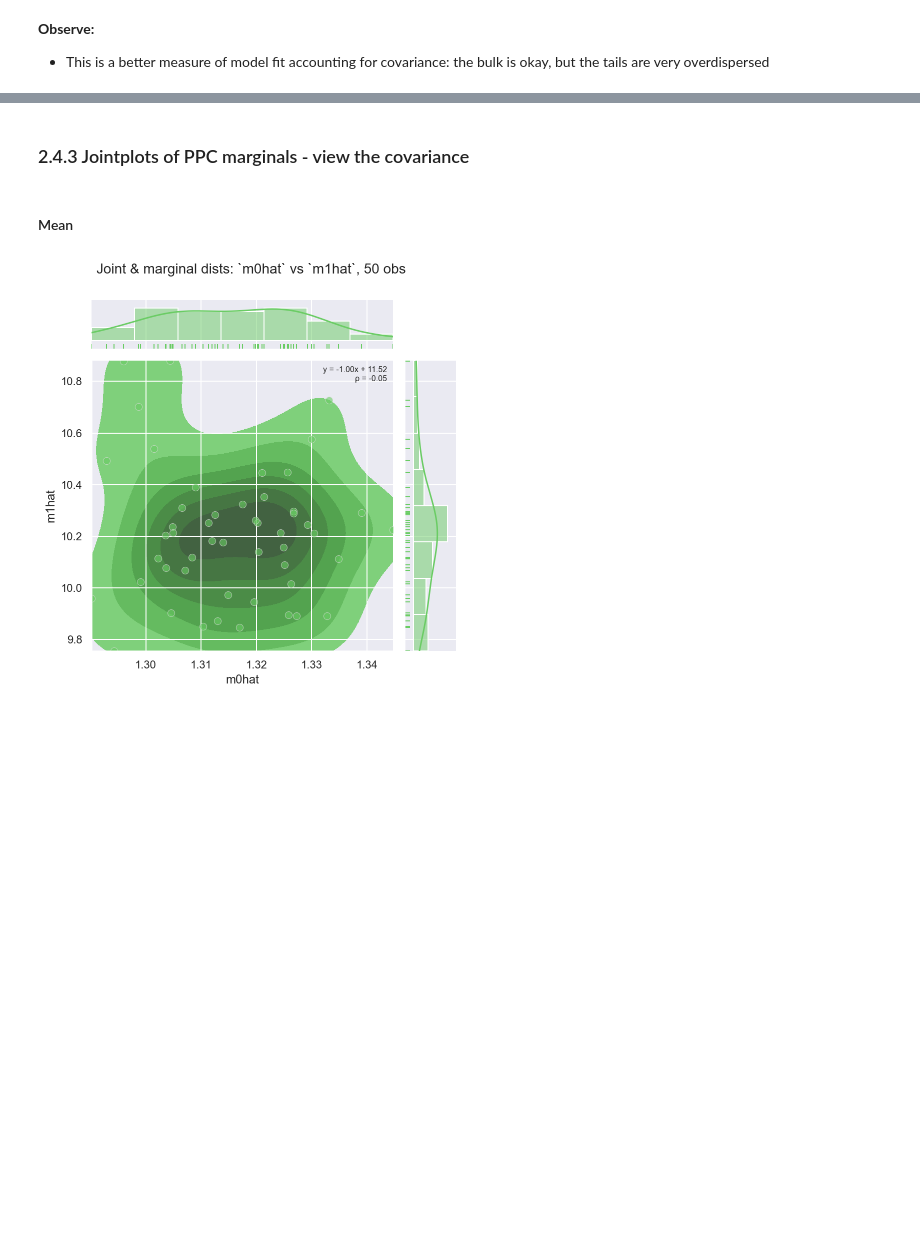
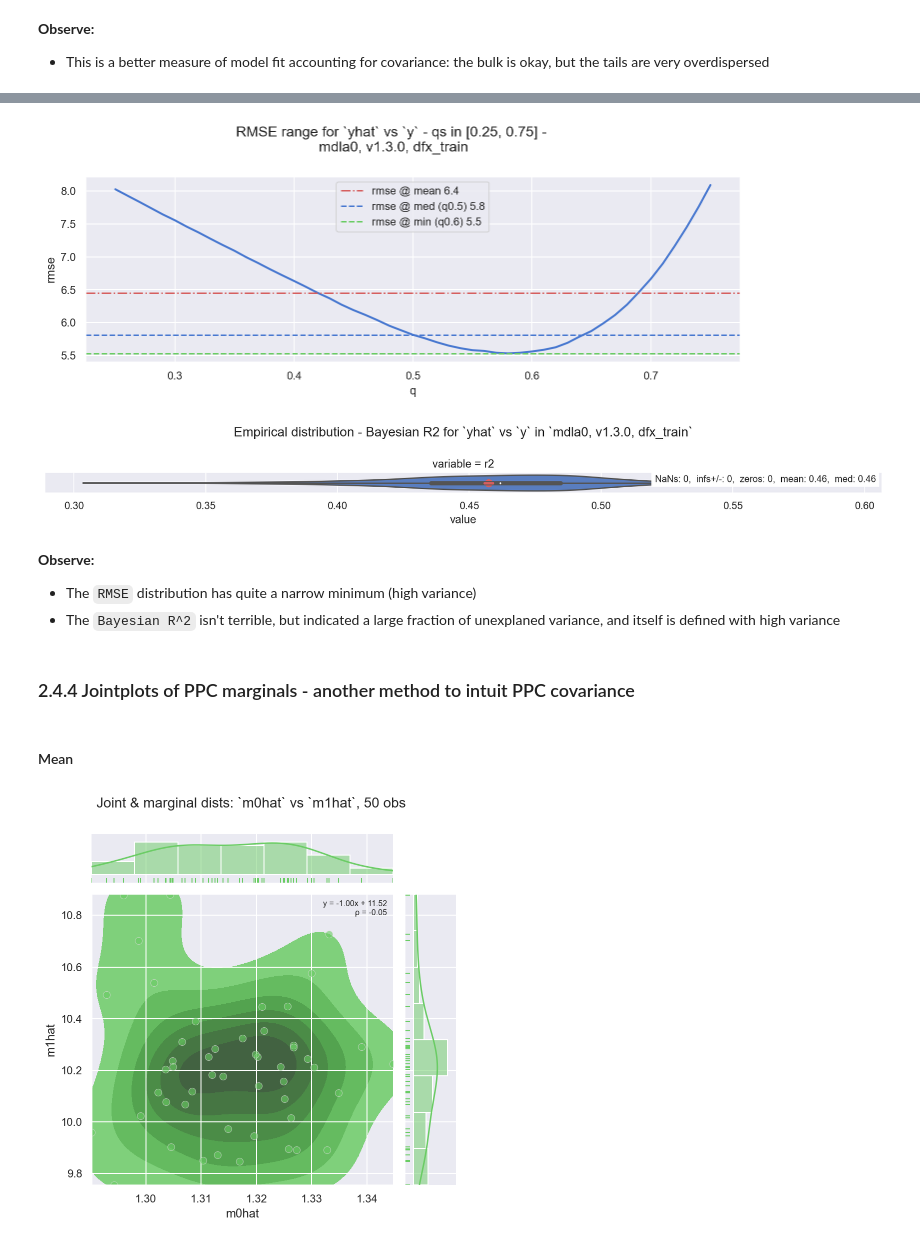
Before and after one commit to oreum-industries/oreum_copula, a Jupyter notebook: notebooks/100_ModelA0.ipynb, the cells around one changed output, grey strips where cells are left out. Cells and saved outputs as stored; diff of their text form; code cells hidden in the pictures; blank space fills up the shorter version.

```diff
--- a/notebooks/100_ModelA0.ipynb
+++ b/notebooks/100_ModelA0.ipynb
@@ -392,5 +408,20 @@ f = mt.plot_ppc(mdl=mdla0, group=GRP, var_names=['yhat'], insamp=True, logx=True
+# %%
+dfyhaty = pd.merge(dfyhat.reset_index(), dfy.reset_index(), how='left', on='oid').set_index(['oid', 'chain', 'draw'])
+rmse, rmse_qs = mt.calc_rmse(dfyhaty, oid='oid', yhat='yhat', y='y', method='a', qs=True)
+_ = eda.plot_rmse_range(rmse, rmse_qs.loc[0.25:0.75], yhat='yhat', y='y', txtadd=f'\n{mdla0.mdl_id}')
+
+df_r2 = mt.calc_bayesian_r2(dfy['y'].values, dfyhat.unstack(0).T.values)
+f = eda.plot_float_dist(df_r2, ['r2'], log=False, txtadd=f'Bayesian R2 for `yhat` vs `y` in `{mdla0.mdl_id}`')
+# %% [output]
+[figure, added]
+[figure, added]
+# %% [markdown]
+**Observe:**
+
++ The `RMSE` distribution has quite a narrow minimum (high variance)
++ The `Bayesian R^2` isn't terrible, but indicated a large fraction of unexplaned variance, and itself is defined with high variance
 # %% [markdown]
-### 2.4.3 Jointplots of PPC marginals - view the covariance
+### 2.4.4 Jointplots of PPC marginals - another method to intuit PPC covariance
 # %% [markdown]
 #### Mean
 # %%
```
Also changed, not shown: parts of 46 cells of this notebook, 4 other files.
